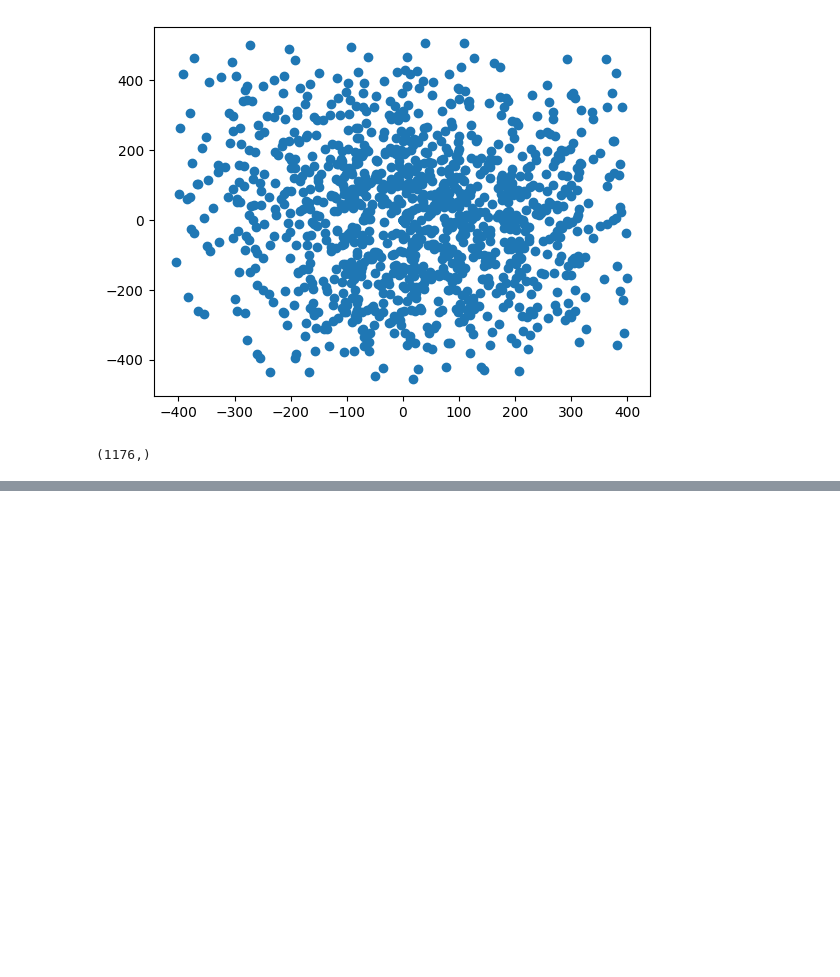
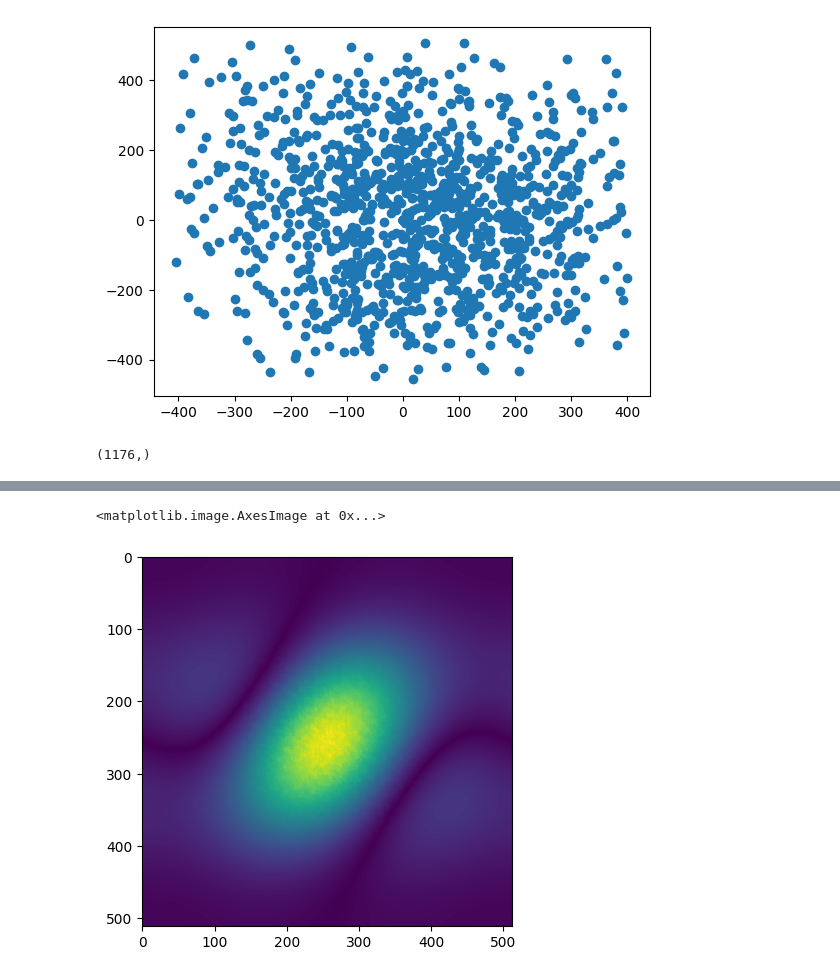
Before and after one commit to peijin94/FastMediumWell, a Jupyter notebook: griddingTest.ipynb, the cells around one changed output, grey strips where cells are left out. Cells and saved outputs as stored; diff of their text form; code cells hidden in the pictures; blank space fills up the shorter version.

```diff
--- a/griddingTest.ipynb
+++ b/griddingTest.ipynb
@@ -148,0 +167,8 @@ u_inp.shape
+# %%
+src = 'src/funcGridding.cu'
+dir_src = os.path.dirname(os.path.realpath(src))
+
+griddingFuncSrc = open(src, 'rt')
+griddingSimple = cupy.RawModule(code=griddingFuncSrc.read(), backend='nvcc',options=("-I "+dir_src,))
+griddingFun = griddingSimple.get_function("SimpleGridding")
+griddingFunBatch = griddingSimple.get_function("SimpleGriddingBatch")
@@ -148,0 +179,9 @@ u_inp.shape
+# %%
+for n in range(200):
+        griddingFunBatch(gridsize_2D, blocksize_2D,
+                (d_grd_3d,d_bm, d_cbm, d_cnt, d_u, d_v, d_re_2d, d_im_2d,
+                d_gcf, WIDTH,  HWIDTH, NCGF, nx, du, gcount, gcount_total,
+                n_umax, n_vmax, batch_size, batch_vis))
+
+        # synchronize
+cupy.cuda.Device().synchronize()
@@ -148,0 +205,11 @@ u_inp.shape
+# %%
+plan = get_fft_plan(new_d_grd_3d, axes=(1, 2), value_type='C2C')
+
+for n in range(100):
+    out = cupyx.scipy.fft.fft2(new_d_grd_3d, axes=(1, 2), plan=plan)
+# %%
+plt.imshow(
+    np.abs(cupy.fft.fftshift(out[10,:,:]).get()))
+# %% [output]
+<matplotlib.image.AxesImage at 0x...>
+[figure, added]
```
Also changed, not shown: parts of 20 cells of this notebook, 2 other files.
